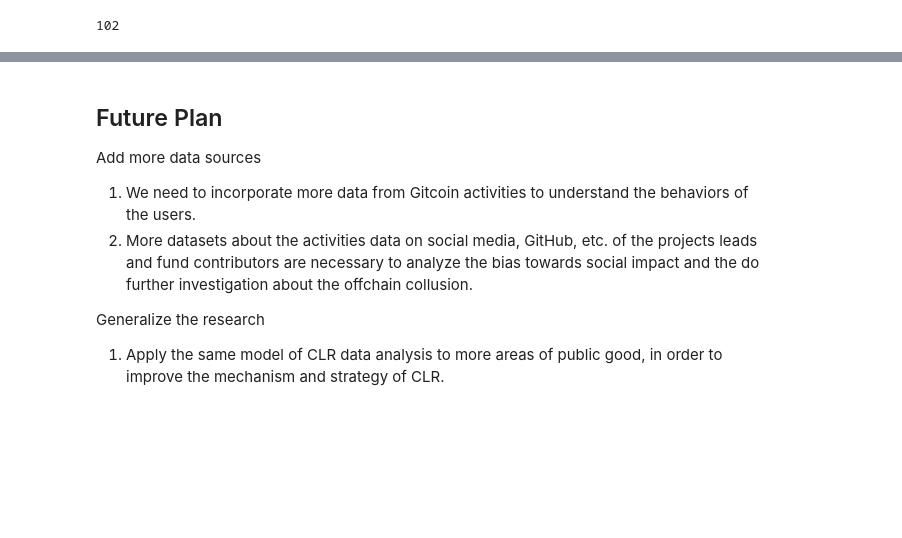
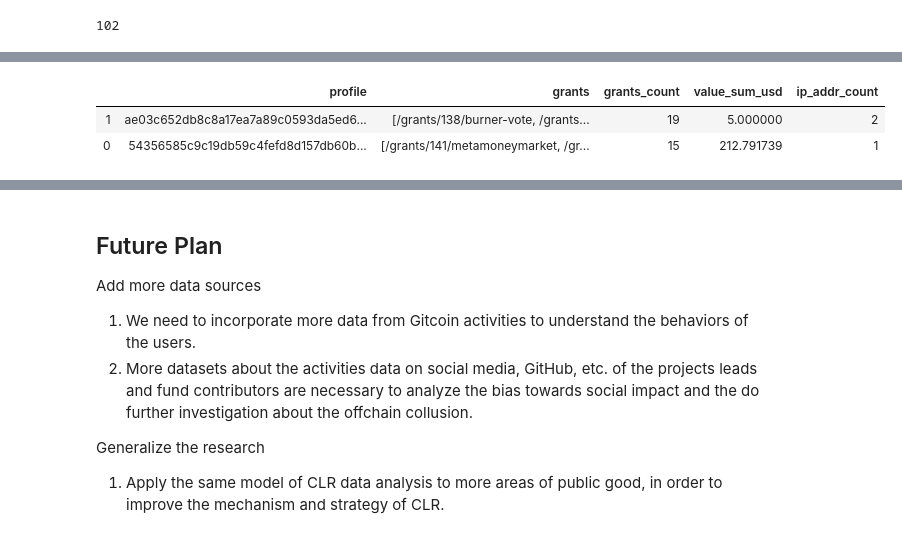
Before and after one commit to think-in-universe/gitcoin-grants-analysis, a Jupyter notebook: analysis.ipynb, the cells around one changed output, grey strips where cells are left out. Drawn from its saved outputs; the diff is of its cells as text; code cells hidden in the pictures; blank space fills up the shorter version.

```diff
--- a/analysis.ipynb
+++ b/analysis.ipynb
@@ -517,6 +552,7 @@ paired_contributors_sample.plot(kind="bar", title="Figure 15: Pairwise Coordinat
 <matplotlib.axes._subplots.AxesSubplot at 0x...>
 [figure]
 # %%
-len(paired_contributors[paired_contributors["shared_grants_count"] > 10]) # the contributor pairs that have more than 10 shared grants
+suspecious_paired_contributors = paired_contributors[paired_contributors["shared_grants_count"] > 10]
+len(suspecious_paired_contributors) # the contributor pairs that have more than 10 shared grants
 # %% [output]
 102
@@ -523,3 +568,21 @@ len(paired_contributors[paired_contributors["shared_grants_count"] > 10]) # the
+# %%
+# intersections of the user list from shared IP addresses and paired contributors
+shared_ip_addr_user_list = set(suspecious_profiles.profile.tolist())
+paired_contributor_user_list = set(suspecious_paired_contributors.profile1.tolist() + suspecious_paired_contributors.profile2.tolist())
+intersected_user_list = list(shared_ip_addr_user_list.intersection(paired_contributor_user_list))
+
+common_contributions = contributions[contributions.profile.isin(intersected_user_list)]
+
+common_profiles = common_contributions.groupby('profile').agg(
+    grants=pd.NamedAgg(column="grant_url", aggfunc=list),
+    grants_count=pd.NamedAgg(column="grant_url", aggfunc="count"),
+    value_sum_usd=pd.NamedAgg(column="value_usd", aggfunc=sum),
+    ip_addr_count=pd.NamedAgg(column="ip_address", aggfunc="nunique")).reset_index()
+common_profiles.sort_values("grants_count", ascending=False)
+# %% [output]
+|  | profile | grants | grants_count | value_sum_usd | ip_addr_count |
+| 1 | ae03c652db8c8a17ea7a89c0593da5ed6... | [/grants/138/burner-vote, /grants... | 19 | 5.000000 | 2 |
+| 0 | 54356585c9c19db59c4fefd8d157db60b... | [/grants/141/metamoneymarket, /gr... | 15 | 212.791739 | 1 |
 # %% [markdown]
 ## Summary
 
```
Also changed, not shown: parts of 13 cells of this notebook, 1 other file.
